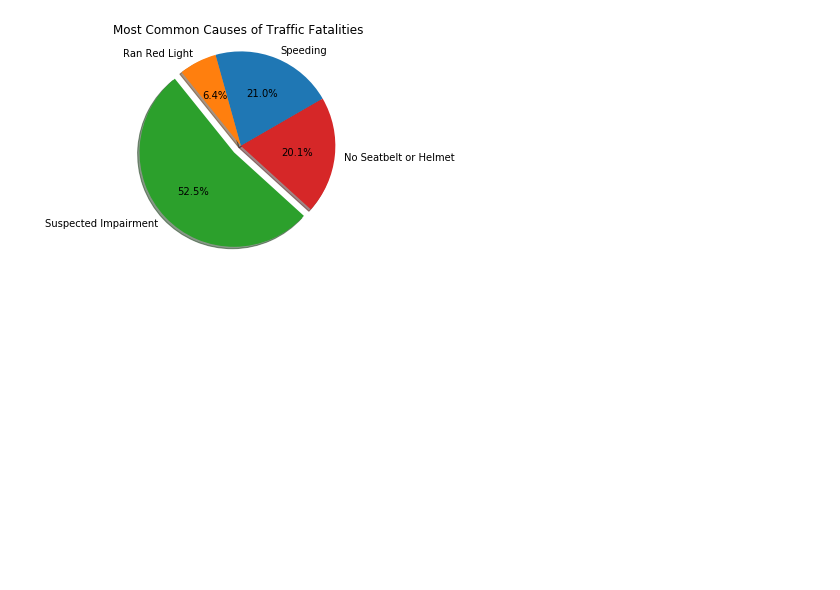
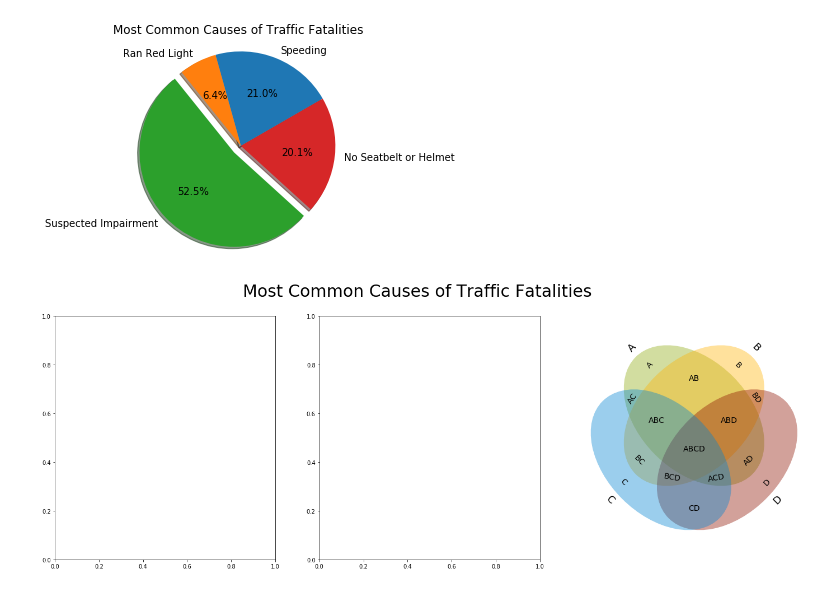
Before and after one commit to jal536/Austin_Traffic_Fatalities_2013_to_2018, a Jupyter notebook: Jen.ipynb, the cells around one changed output. Drawn from its saved outputs; the diff is of its cells as text; code cells hidden in the pictures; blank space fills up the shorter version.

```diff
--- a/Jen.ipynb
+++ b/Jen.ipynb
@@ -240,0 +244,12 @@ plt.show()
+# %%
+fig, axes = plt.subplots(1, 3, figsize=(24, 8))
+sets = 'A B C D'.split()
+subsets = [''.join(combo) for i in range(1, 5) for combo in combinations(sets, i)]
+ax = axes[2]
+venn4(subsets, ax=ax)
+#ax.set_title('venn4', fontsize=24)
+
+fig.suptitle('Most Common Causes of Traffic Fatalities', fontsize=30)
+plt.savefig('Most_common_causes_venn.png', bbox_inches='tight')
+# %% [output]
+[figure, added]
```
Also changed, not shown: parts of 5 cells of this notebook, 3 other files.
